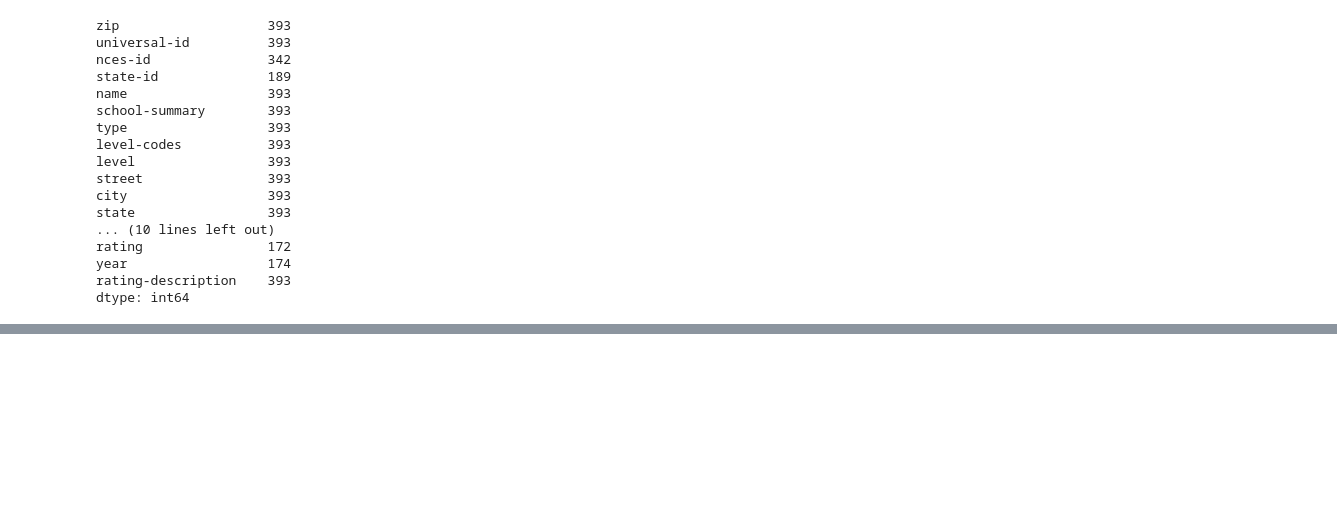
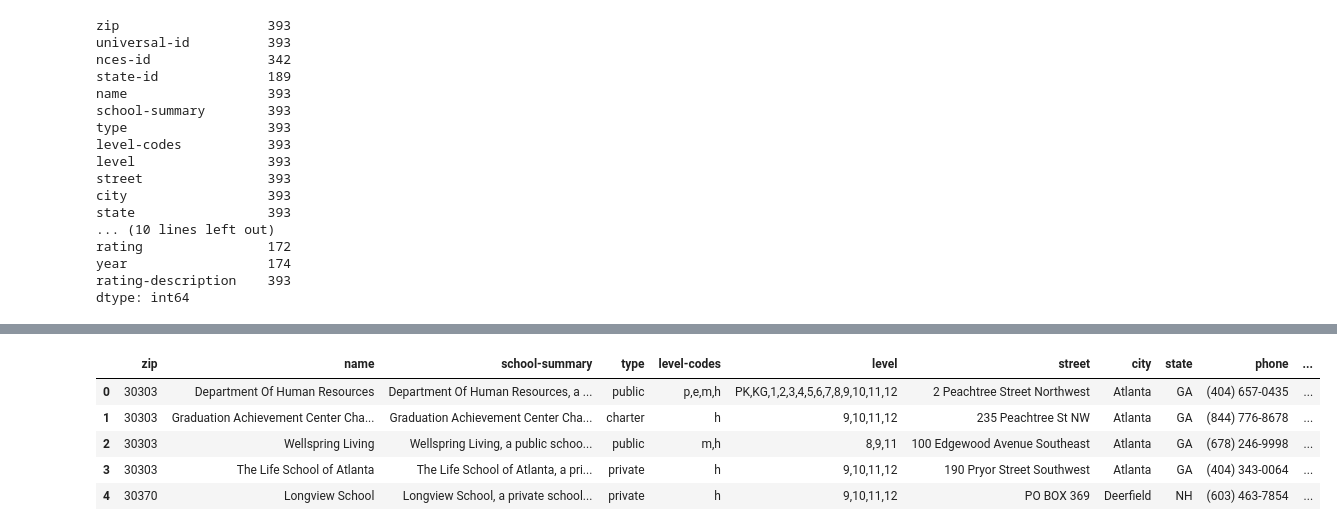
Before and after one commit to KellyPared/GT-Bootcamp-Atlanta_schoolsby_district, a Jupyter notebook: gt-greater-schools-kps.ipynb, the cells around one changed output, grey strips where cells are left out. Cells and saved outputs as stored; diff of their text form; code cells hidden in the pictures; blank space fills up the shorter version.

```diff
--- a/gt-greater-schools-kps.ipynb
+++ b/gt-greater-schools-kps.ipynb
@@ -196,0 +244,15 @@ Name: name, dtype: int64
+# %%
+#'zip', 'name', 'school-summary','type', 'level-codes', 'level', 'street', 'city', 'state', 'phone',  'county', 'lat', 'lon', 'district-name', 'district-id', 'rating', 'year', 'rating-description'
+
+df = zipcode_schools_df[['zip', 'name', 'school-summary','type',
+                         'level-codes', 'level', 'street', 'city',
+                         'state', 'phone',  'county', 'lat', 'lon',
+                         'district-name', 'district-id', 'rating']]
+df.head()
+# %% [output]
+|  | zip | name | school-summary | type | level-codes | level | street | city | state | phone | ... |
+| 0 | 30303 | Department Of Human Resources | Department Of Human Resources, a ... | public | p,e,m,h | PK,KG,1,2,3,4,5,6,7,8,9,10,11,12 | 2 Peachtree Street Northwest | Atlanta | GA | (404) 657-0435 | ... |
+| 1 | 30303 | Graduation Achievement Center Cha... | Graduation Achievement Center Cha... | charter | h | 9,10,11,12 | 235 Peachtree St NW | Atlanta | GA | (844) 776-8678 | ... |
+| 2 | 30303 | Wellspring Living | Wellspring Living, a public schoo... | public | m,h | 8,9,11 | 100 Edgewood Avenue Southeast | Atlanta | GA | (678) 246-9998 | ... |
+| 3 | 30303 | The Life School of Atlanta | The Life School of Atlanta, a pri... | private | h | 9,10,11,12 | 190 Pryor Street Southwest | Atlanta | GA | (404) 343-0064 | ... |
+| 4 | 30370 | Longview School | Longview School, a private school... | private | h | 9,10,11,12 | PO BOX 369 | Deerfield | NH | (603) 463-7854 | ... |
```
Also changed, not shown: parts of 11 cells of this notebook, 11 other files.
